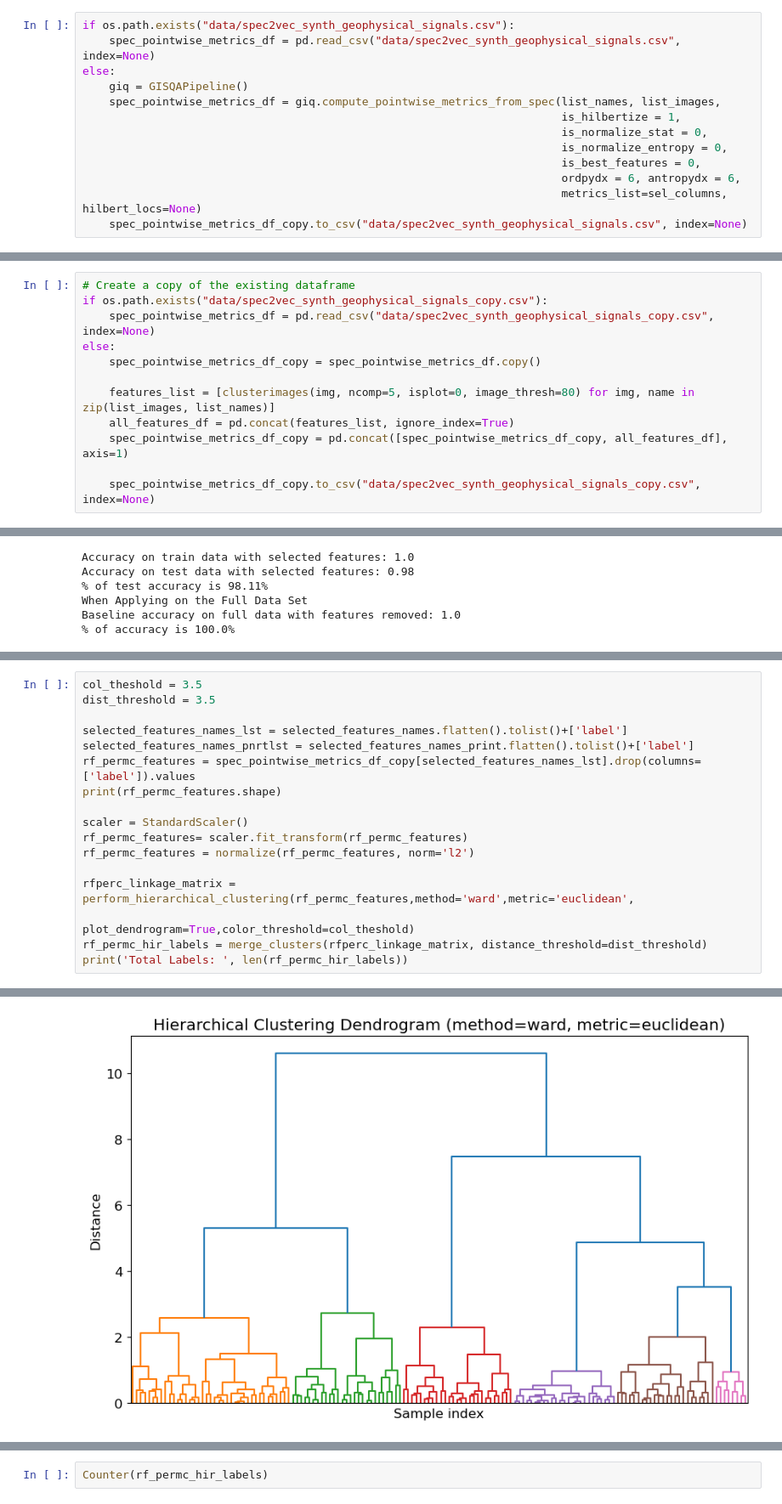
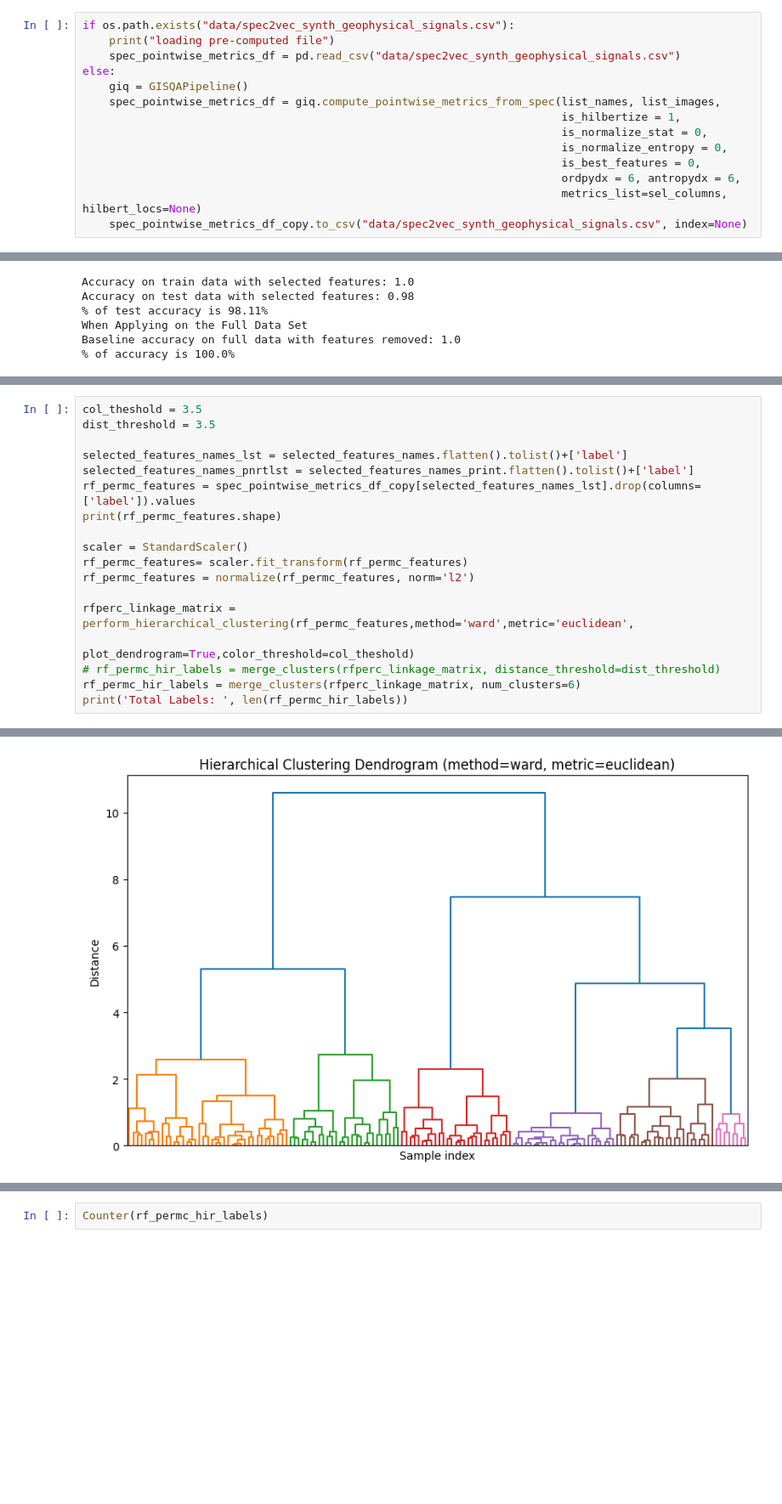
Before and after one commit to URseismology/SPEC2VEC, a Jupyter notebook: synth_geophysical_signal_clustering/synth_geophysical_signals_application.ipynb, the cells around one changed output, grey strips where cells are left out. Shown at 85% size. Cells and saved outputs as stored; diff of their text form; blank space fills up the shorter version.

Commit message:
updating the synth geophysical results notebook

```diff
--- a/synth_geophysical_signal_clustering/synth_geophysical_signals_application.ipynb
+++ b/synth_geophysical_signal_clustering/synth_geophysical_signals_application.ipynb
@@ -416,7 +413,8 @@ sel_columns = [
        'label']
 # %%
 if os.path.exists("data/spec2vec_synth_geophysical_signals.csv"):
-    spec_pointwise_metrics_df = pd.read_csv("data/spec2vec_synth_geophysical_signals.csv", index=None)
+    print("loading pre-computed file")
+    spec_pointwise_metrics_df = pd.read_csv("data/spec2vec_synth_geophysical_signals.csv")
 else:
     giq = GISQAPipeline()
     spec_pointwise_metrics_df = giq.compute_pointwise_metrics_from_spec(list_names, list_images,
@@ -434,14 +430,2 @@ else:
-# %%
-# Create a copy of the existing dataframe
-if os.path.exists("data/spec2vec_synth_geophysical_signals_copy.csv"):
-    spec_pointwise_metrics_df = pd.read_csv("data/spec2vec_synth_geophysical_signals_copy.csv", index=None)
-else:
-    spec_pointwise_metrics_df_copy = spec_pointwise_metrics_df.copy()
-
-    features_list = [clusterimages(img, ncomp=5, isplot=0, image_thresh=80) for img, name in zip(list_images, list_names)]
-    all_features_df = pd.concat(features_list, ignore_index=True)
-    spec_pointwise_metrics_df_copy = pd.concat([spec_pointwise_metrics_df_copy, all_features_df], axis=1)
-
-    spec_pointwise_metrics_df_copy.to_csv("data/spec2vec_synth_geophysical_signals_copy.csv", index=None)
 # %% [markdown]
 ### Applying Clustering on Texture+Stat Columns
@@ -920,23 +777,24 @@ plt.show()
 # %%
 col_theshold = 3.5
 dist_threshold = 3.5
 
 selected_features_names_lst = selected_features_names.flatten().tolist()+['label']
 selected_features_names_pnrtlst = selected_features_names_print.flatten().tolist()+['label']
 rf_permc_features = spec_pointwise_metrics_df_copy[selected_features_names_lst].drop(columns=['label']).values
 print(rf_permc_features.shape)
 
 scaler = StandardScaler()
 rf_permc_features= scaler.fit_transform(rf_permc_features)
 rf_permc_features = normalize(rf_permc_features, norm='l2')
 
 rfperc_linkage_matrix = perform_hierarchical_clustering(rf_permc_features,method='ward',metric='euclidean',
                                                         plot_dendrogram=True,color_threshold=col_theshold)
-rf_permc_hir_labels = merge_clusters(rfperc_linkage_matrix, distance_threshold=dist_threshold)
+# rf_permc_hir_labels = merge_clusters(rfperc_linkage_matrix, distance_threshold=dist_threshold)
+rf_permc_hir_labels = merge_clusters(rfperc_linkage_matrix, num_clusters=6)
 print('Total Labels: ', len(rf_permc_hir_labels))
 # %% [output]
 (150, 5)
-[figure, old version]
+[figure, new version]
 Total Labels:  150
 # %%
 Counter(rf_permc_hir_labels)
```
Also changed, not shown: parts of 20 cells of this notebook.
